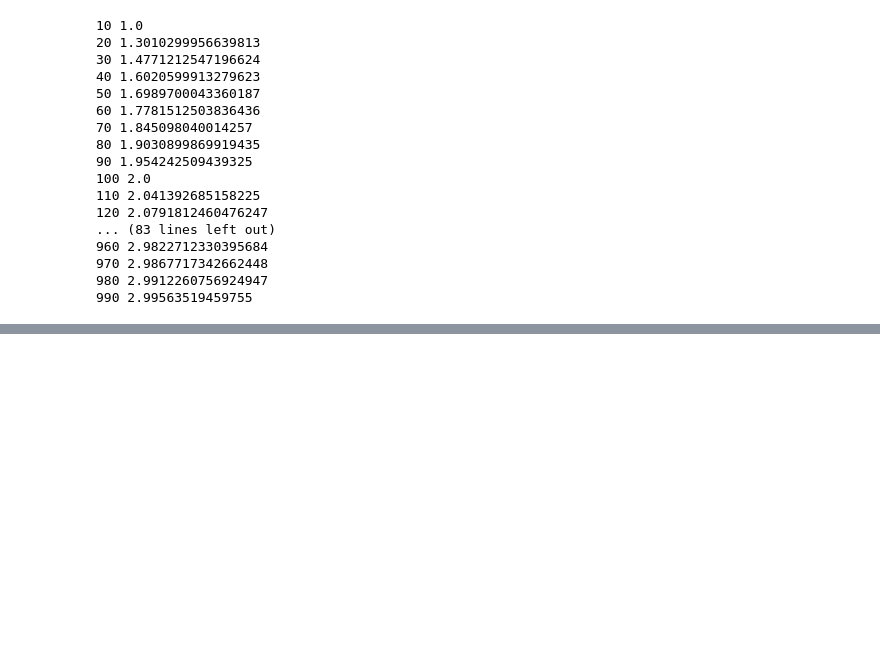
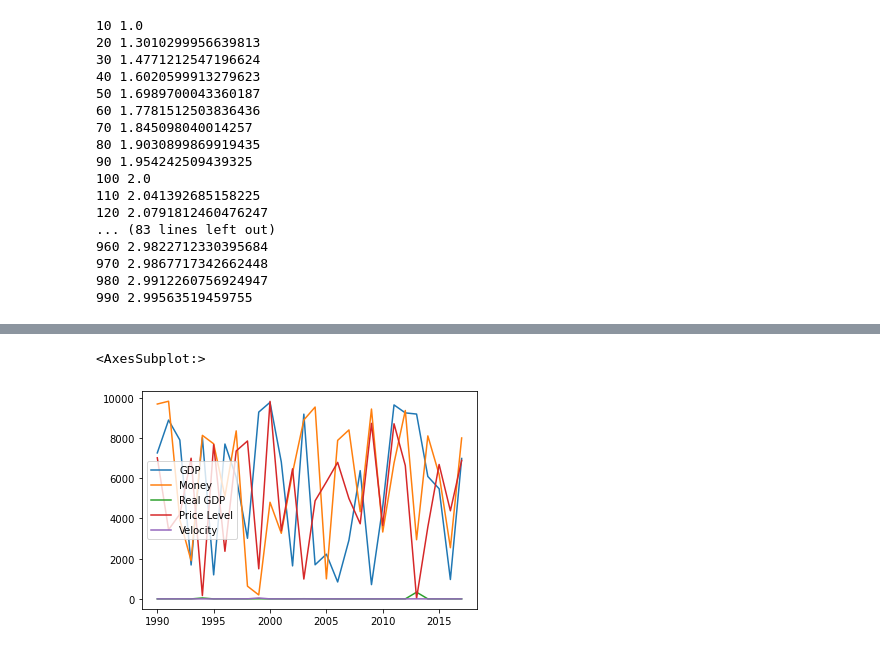
Before and after one commit to cadenwurzbacher/Computational-Economics-Submissions, a Jupyter notebook: ICP/ICP 4.ipynb, the cells around one changed output, grey strips where cells are left out. Saved outputs shown, nothing was run; the diff lists cells and outputs as text; code cells hidden in the pictures; blank space fills up the shorter version.

```diff
--- a/ICP/ICP 4.ipynb
+++ b/ICP/ICP 4.ipynb
@@ -171,0 +308,9 @@ for i in range(10, 1000, 10):
+# %%
+macro_dict = {"GDP":{},
+             "Money":{},
+             "Real GDP":{},
+             "Price Level":{}}
+# %%
+for key in macro_dict:
+    for i in range(1990,2018):
+        macro_dict[key][i] = np.random.random() * 10000
@@ -171,0 +337,3 @@ for i in range(10, 1000, 10):
+# %%
+macro_df = pd.DataFrame(macro_dict)
+macro_df
@@ -171,0 +358,4 @@ for i in range(10, 1000, 10):
+# %%
+macro_df["Velocity"] = macro_df["GDP"].div(macro_df["Money"])
+macro_df["Real GDP"] = macro_df["GDP"].div(macro_df["Price Level"])
+macro_df
@@ -171,0 +410,7 @@ for i in range(10, 1000, 10):
+# %%
+import matplotlib.pyplot as plt
+%matplotlib inline
+macro_df.plot.line()
+# %% [output]
+<AxesSubplot:>
+[figure, added]
```
Also changed, not shown: parts of 27 cells of this notebook, 1 other file.
